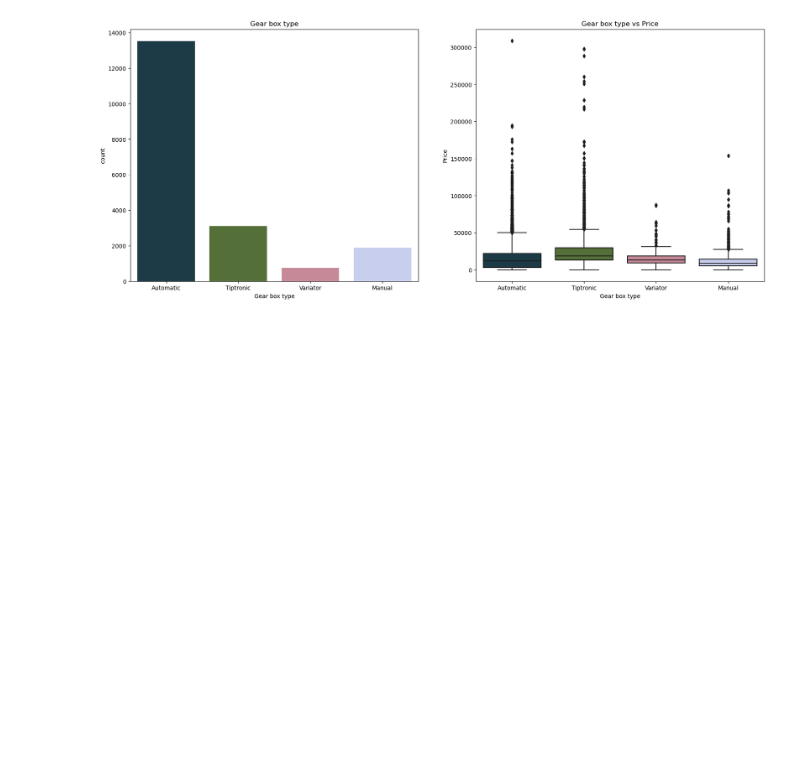
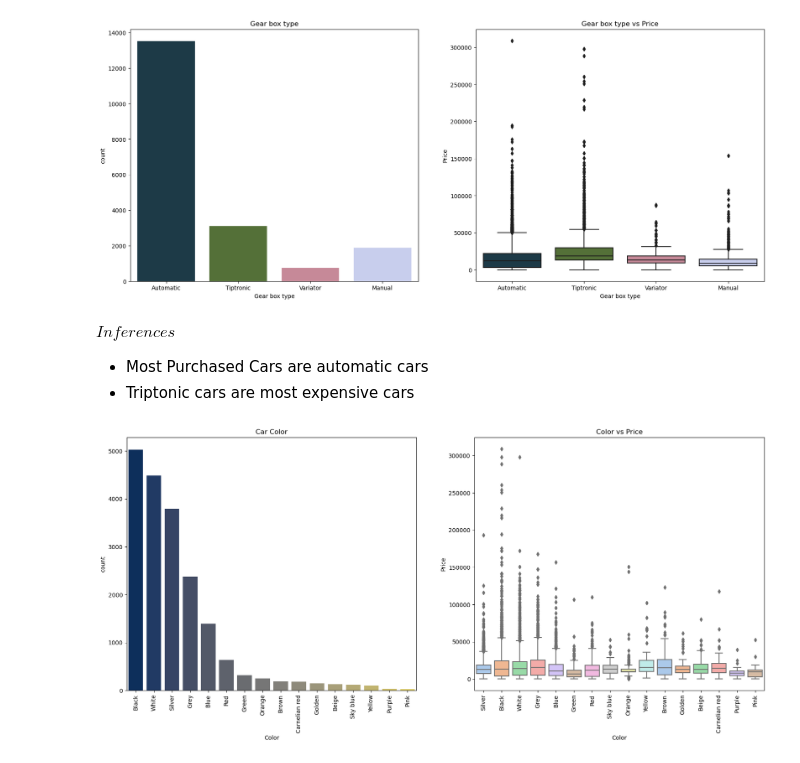
Before and after one commit to Mugangasia/Car-Price-Prediction-Challenge, a Jupyter notebook: car prediction model.ipynb, the cells around one changed output. Drawn from its saved outputs; the diff is of its cells as text; code cells hidden in the pictures; blank space fills up the shorter version.

```diff
--- a/car prediction model.ipynb
+++ b/car prediction model.ipynb
@@ -229,3 +262,23 @@ sns.boxplot(x=dataset['Gear box type'], y=dataset.Price, palette=("cubehelix"))
 plt.show()
 # %% [output]
 [figure]
+# %% [markdown]
+$Inferences$
+* Most Purchased Cars are automatic cars
+* Triptonic cars are most expensive cars
+# %%
+plt.figure(figsize=(20,8))
+
+plt.subplot(1,2,1)
+plt.title('Car Color')
+sns.countplot(dataset['Color'], palette=("cividis"), order=dataset['Color'].value_counts().index)
+plt.xticks(rotation=90)
+
+plt.subplot(1,2,2)
+plt.title('Color vs Price')
+sns.boxplot(x=dataset['Color'], y=dataset.Price, palette=("pastel"))
+plt.xticks(rotation=90)
+
+plt.show()
+# %% [output]
+[figure, added]
```
Also changed, not shown: parts of 40 cells of this notebook.
